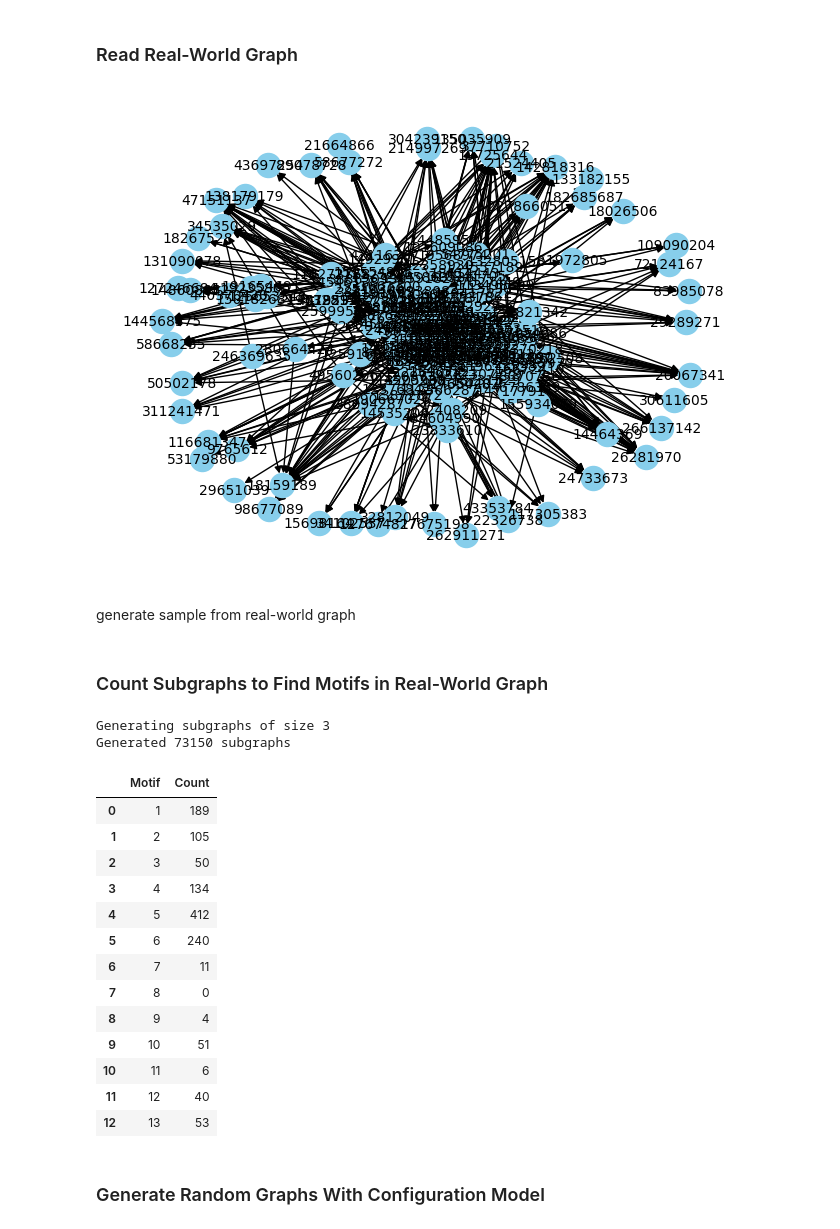
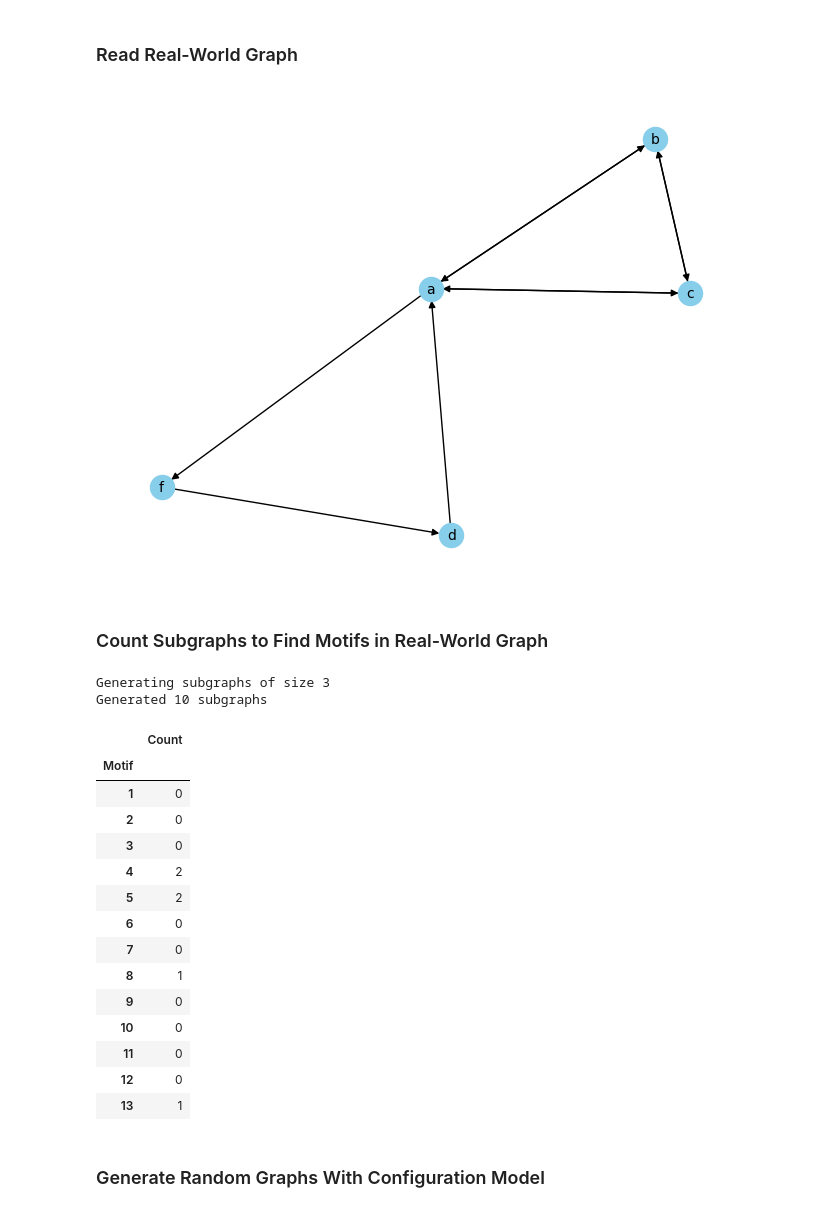
Before and after one commit to viniciusmioto/social_networks_analysis, a Jupyter notebook: src/motifs.ipynb, the cells around one changed output. Cells and saved outputs as stored; diff of their text form; code cells hidden in the pictures.

Commit message:
[add] motif counting tests

```diff
--- a/src/motifs.ipynb
+++ b/src/motifs.ipynb
@@ -248,9 +248,9 @@ Plotting motif 6
 # %% [markdown]
 ### Read Real-World Graph
 # %%
-twitter_graph = read_graph_from_edge_list('../data/twitter/14630490.edges')
+real_world_graph = read_graph_from_edge_list('../data/tests/synthetic1.edges')
 # %%
-plot_graph(twitter_graph)
+plot_graph(real_world_graph)
 # %% [output]
-[figure, old version]
+[figure, new version]
 # %%
@@ -258,4 +258,2 @@ plot_graph(twitter_graph)
 # for i, count in counts.items():
     # print(f"Subgraph {i+1} count: {count}")
-# %% [markdown]
-generate sample from real-world graph
@@ -265,30 +260,33 @@ twitter_sample_graph = generate_sample_graph(
 # %% [markdown]
 ### Count Subgraphs to Find Motifs in Real-World Graph
 # %%
-counts = subgraph_count(twitter_sample_graph, motifs)
+counts = subgraph_count(real_world_graph, motifs)
 # %% [output]
 Generating subgraphs of size 3
-Generated 73150 subgraphs
+Generated 10 subgraphs
 # %%
 # show the subgraph counts in a pandas dataframe
 df = pd.DataFrame(counts.items(), columns=['Motif', 'Count'])
 df['Motif'] = df['Motif'] + 1
+df.index = df['Motif']
+df.drop(columns='Motif', inplace=True)
 df
 # %% [output]
-|  | Motif | Count |
-| 0 | 1 | 189 |
-| 1 | 2 | 105 |
-| 2 | 3 | 50 |
-| 3 | 4 | 134 |
-| 4 | 5 | 412 |
-| 5 | 6 | 240 |
-| 6 | 7 | 11 |
-| 7 | 8 | 0 |
-| 8 | 9 | 4 |
-| 9 | 10 | 51 |
-| 10 | 11 | 6 |
-| 11 | 12 | 40 |
-| 12 | 13 | 53 |
+|  | Count |
+| Motif |  |
+| 1 | 0 |
+| 2 | 0 |
+| 3 | 0 |
+| 4 | 2 |
+| 5 | 2 |
+| 6 | 0 |
+| 7 | 0 |
+| 8 | 1 |
+| 9 | 0 |
+| 10 | 0 |
+| 11 | 0 |
+| 12 | 0 |
+| 13 | 1 |
 # %% [markdown]
 ### Generate Random Graphs With Configuration Model
 # %% [markdown]
```
Also changed, not shown: parts of 11 cells of this notebook, 9 other files.
